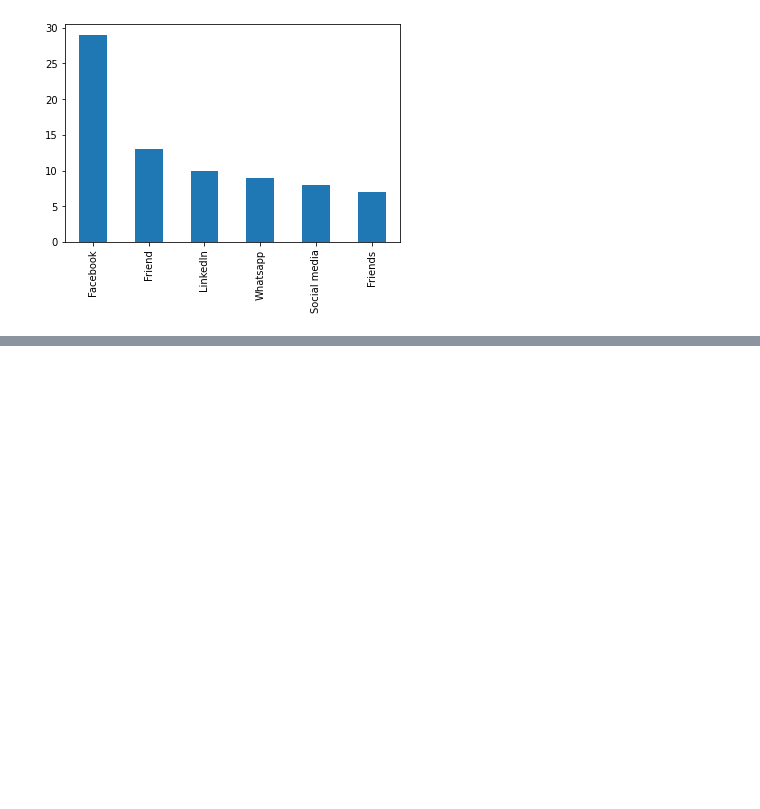
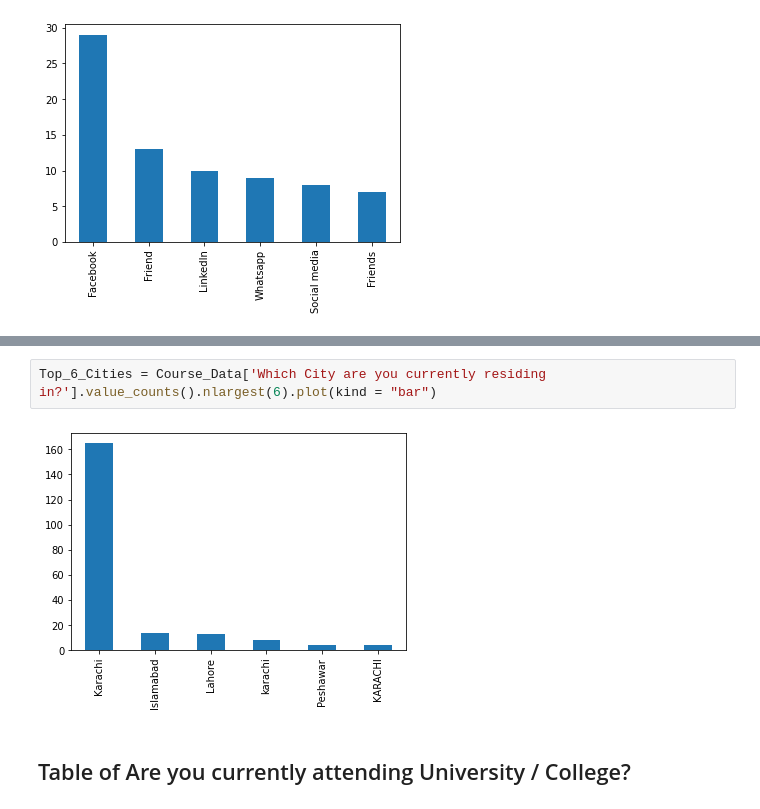
Before and after one commit to CubeStatistica/Professional-Training-for-Data-Science-RQuaidians, a Jupyter notebook: EDA_TA_JQ.ipynb, the cells around one changed output, grey strips where cells are left out. Drawn from its saved outputs; the diff is of its cells as text; blank space fills up the shorter version.

```diff
--- a/EDA_TA_JQ.ipynb
+++ b/EDA_TA_JQ.ipynb
@@ -92,0 +106,6 @@ Top_6_Course = Course_Data['How and where did you hear about this course?'].valu
+# %%
+Top_6_Cities = Course_Data['Which City are you currently residing in?'].value_counts().nlargest(6).plot(kind = "bar")
+# %% [output]
+[figure, added]
+# %% [markdown]
+## Table of Are you currently attending University / College?
```
Also changed, not shown: parts of 4 cells of this notebook.
